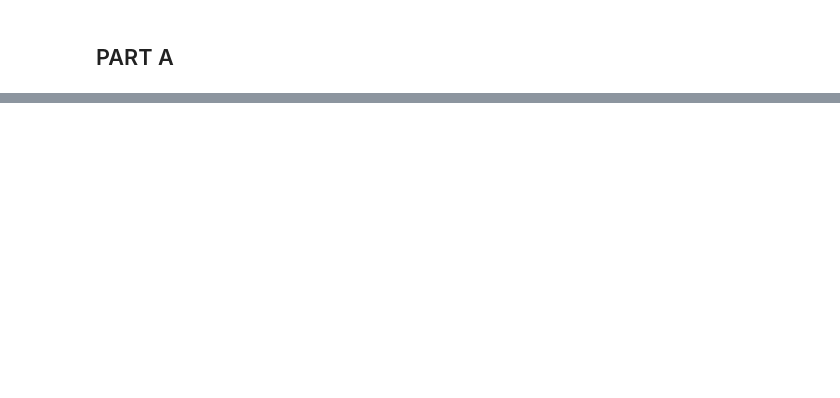
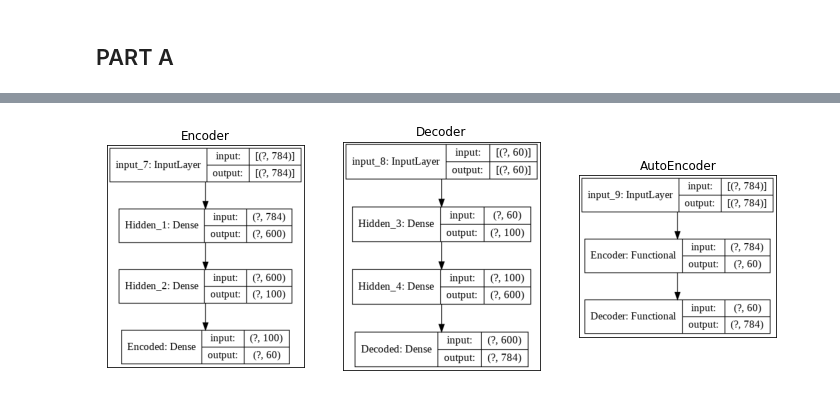
Before and after one commit to MohammadRaziei/Deep-Learning-Cource, a Jupyter notebook: HW03/Q6/HW03_Q6.ipynb, the cells around one changed output, grey strips where cells are left out. Cells and saved outputs as stored; diff of their text form; code cells hidden in the pictures; blank space fills up the shorter version.

```diff
--- a/HW03/Q6/HW03_Q6.ipynb
+++ b/HW03/Q6/HW03_Q6.ipynb
@@ -170,0 +237,21 @@ score
+# %%
+# plt.rcParams['figure.figsize'] = [16, 8]
+plt.figure(figsize=(12,6))
+
+# Encoder:
+plt.subplot(1,3,1)
+plot_image(load_img('deep_encoder_model.png'))
+plt.title('Encoder')
+# Decoder:
+plt.subplot(1,3,2)
+plot_image(load_img('deep_decoder_model.png'))
+plt.title('Decoder')
+# Autoencoder:
+plt.subplot(1,3,3)
+plot_image(load_img('deep_autoencoder_model.png'))
+plt.title('AutoEncoder')
+
+# show
+plt.show()
+# %% [output]
+[figure, added]
```
Also changed, not shown: parts of 39 cells of this notebook.
